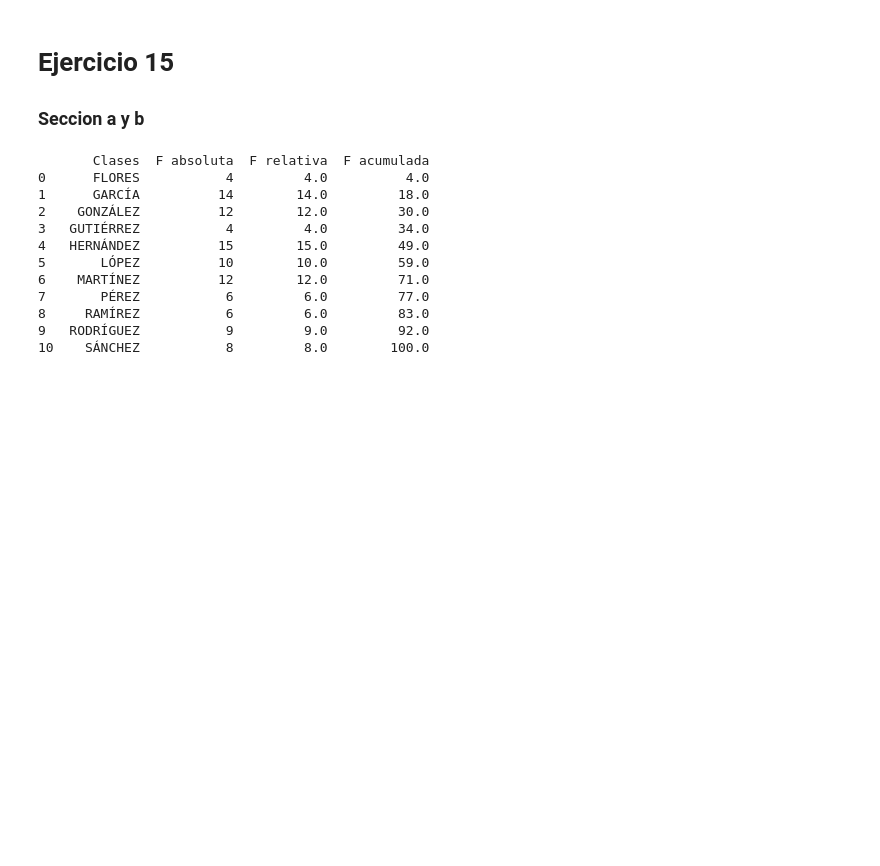
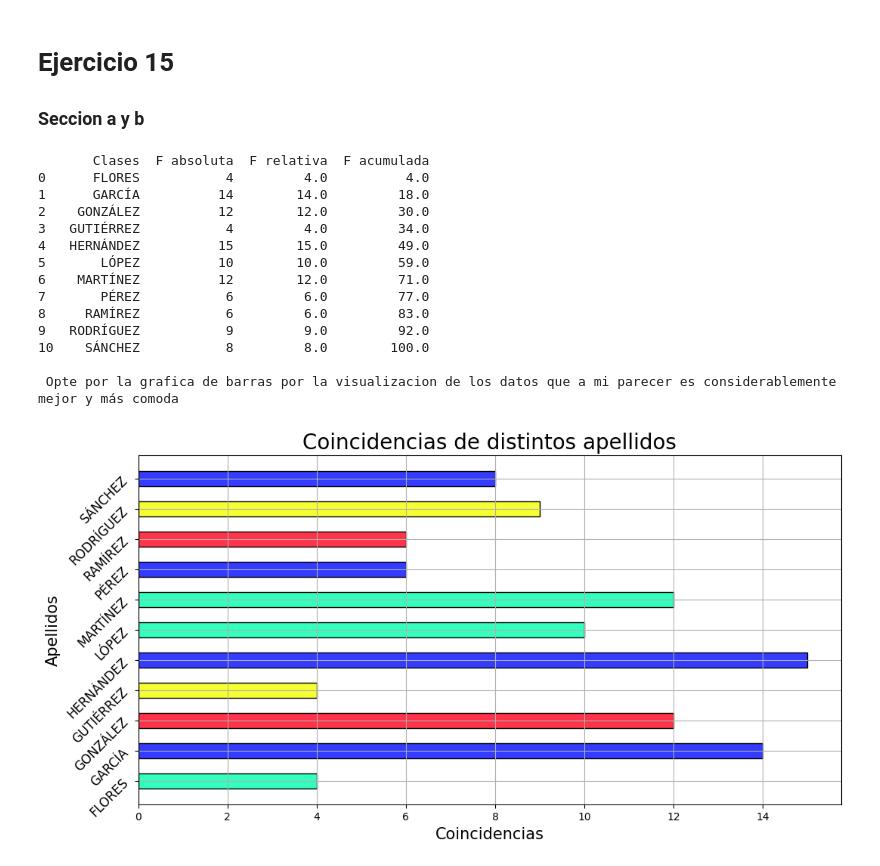
Before and after one commit to imac22/JMOE_Verano_2024_T1, a Jupyter notebook: JMOE.ipynb, the cells around one changed output. Cells and saved outputs as stored; diff of their text form; code cells hidden in the pictures; blank space fills up the shorter version.

Commit message:
Ejercicio 15, seccion b: Se agrego la grafica de barras

```diff
--- a/JMOE.ipynb
+++ b/JMOE.ipynb
@@ -44,30 +44,45 @@ tabla = [
   "Hernández", "Martínez", "García", "Hernández", "Flores", "Pérez", "González", "Hernández", "Sánchez", "Martínez"
 ]
 
 datosF = p.format_list(tabla) #Cambia el formato de los datos del arreglo
 
 clases, fa_absoluta = r.frec_abs(datosF) #Calcula las clases unicas asi como su F_absoluta
 
 clases_sorted = o.clases_str_sort(clases) #Ordena las clases por ordes alfabetico
 
 fa_sorted = m.sort_clases_fa(clases, clases_sorted, fa_absoluta) #Ordena las F_absolutas
 
 fr_relativa =  g.frecuencia_rel(fa_sorted) #Calculas las F_relativas
 
 fr_acum = j.calcular_frecuencia_a(fr_relativa) #Calculas las F_acomuladas
 
 tabla = ft.imptabla(clases_sorted, fa_sorted, fr_relativa, fr_acum) #Ordena los datos recabados en una tabla
 print (tabla) #Impresion de la tabla
+
+print(" ")
+print(" Opte por la grafica de barras por la visualizacion de los datos que a mi parecer es considerablemente mejor y más comoda")
+marcas_texto = clases_sorted #Da el valor de las clases ordenadas a marcas texto
+
+
+# Definicion de 'titulos'
+labelx = "Coincidencias"
+labely = "Apellidos"
+titulo = "Coincidencias de distintos apellidos"
+
+barras = pa.plot_barras(clases,fa_sorted, marcas_texto, labelx, labely, titulo)
 # %% [output]
        Clases  F absoluta  F relativa  F acumulada
 0      FLORES           4         4.0          4.0
 1      GARCÍA          14        14.0         18.0
 2    GONZÁLEZ          12        12.0         30.0
 3   GUTIÉRREZ           4         4.0         34.0
 4   HERNÁNDEZ          15        15.0         49.0
 5       LÓPEZ          10        10.0         59.0
 6    MARTÍNEZ          12        12.0         71.0
 7       PÉREZ           6         6.0         77.0
 8     RAMÍREZ           6         6.0         83.0
 9   RODRÍGUEZ           9         9.0         92.0
 10    SÁNCHEZ           8         8.0        100.0
+
+ Opte por la grafica de barras por la visualizacion de los datos que a mi parecer es considerablemente mejor y más comoda
+[figure, added]
```
